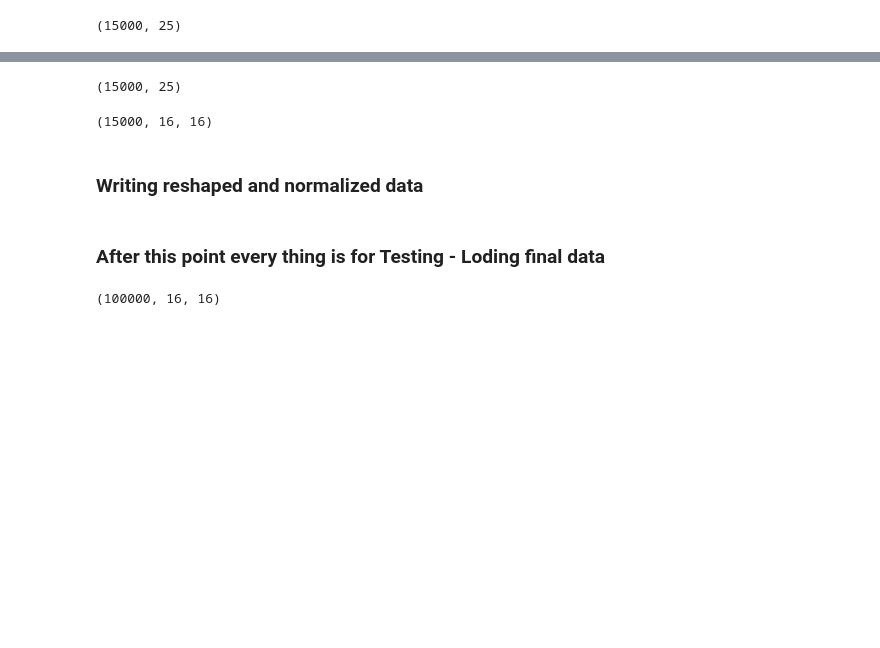
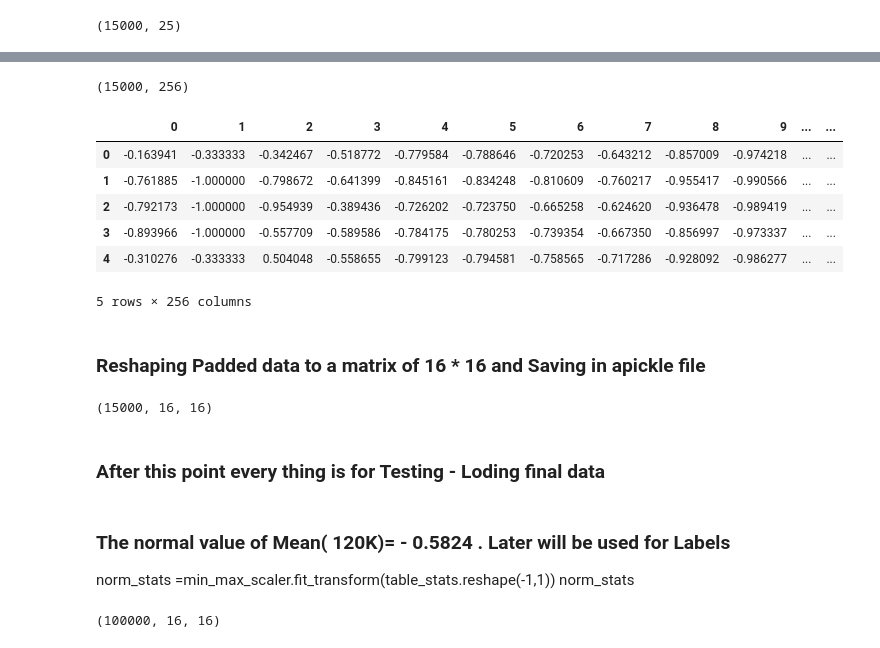
Before and after one commit to mahmoodm2/dcgan2, a Jupyter notebook: data/LACity/LACity_dataset.ipynb, the cells around one changed output, grey strips where cells are left out. Cells and saved outputs as stored; diff of their text form; code cells hidden in the pictures; blank space fills up the shorter version.

Commit message:
Dataset -Preprocess

```diff
--- a/data/LACity/LACity_dataset.ipynb
+++ b/data/LACity/LACity_dataset.ipynb
@@ -255,21 +236,15 @@ with open( dataset + "_label_" + str(max_size)+"k.pickle", 'wb') as handle2:
+# %%
+# ar contians Loaded Normalized Data
+# Desired Shape of Data = dim * dim matrix
+dim = 16
+
+# Padding each row with zero
+npad = ((0, 0), (0,dim * dim - ar.shape[1]))
+ar = np.pad(ar, pad_width=npad, mode='constant', constant_values=0.)
+
+### Saving Padded data in Excel Format ( for use in ARX)
 # %%
 ar.shape
 # %% [output]
-(15000, 25)
+(15000, 256)
-# %%
-
-# Desired Shape of Data = dim * dim matrix
-dim = 16
-
-# Padding each row with zero
-npad = ((0, 0), (0,dim * dim - ar.shape[1]))
-ar = np.pad(ar, pad_width=npad, mode='constant', constant_values=0)
-
-# Reshaping each row to matrix dim * dim
-ar = ar.reshape(ar.shape[0] ,dim , -1)
-ar.shape
-# %% [output]
-(15000, 16, 16)
-# %% [markdown]
-### Writing reshaped and normalized data
 # %%
@@ -278,5 +253,37 @@ with open( dataset + "_final_" + str(max_size)+"k.pickle", 'wb') as handle:
+# %%
+
+df = pd.DataFrame(ar)
+df.to_excel(dataset +"_real.xlsx", index=False)
+# %%
+df.head()
+# %% [output]
+|  | 0 | 1 | 2 | 3 | 4 | 5 | 6 | 7 | 8 | 9 | ... | ... |
+| 0 | -0.163941 | -0.333333 | -0.342467 | -0.518772 | -0.779584 | -0.788646 | -0.720253 | -0.643212 | -0.857009 | -0.974218 | ... | ... |
+| 1 | -0.761885 | -1.000000 | -0.798672 | -0.641399 | -0.845161 | -0.834248 | -0.810609 | -0.760217 | -0.955417 | -0.990566 | ... | ... |
+| 2 | -0.792173 | -1.000000 | -0.954939 | -0.389436 | -0.726202 | -0.723750 | -0.665258 | -0.624620 | -0.936478 | -0.989419 | ... | ... |
+| 3 | -0.893966 | -1.000000 | -0.557709 | -0.589586 | -0.784175 | -0.780253 | -0.739354 | -0.667350 | -0.856997 | -0.973337 | ... | ... |
+| 4 | -0.310276 | -0.333333 | 0.504048 | -0.558655 | -0.799123 | -0.794581 | -0.758565 | -0.717286 | -0.928092 | -0.986277 | ... | ... |
+5 rows × 256 columns
+# %% [markdown]
+### Reshaping Padded data to a matrix of 16 * 16 and Saving in apickle file
+# %%
+# Reshaping each row to matrix dim * dim
+ar = ar.reshape(ar.shape[0] ,dim , -1)
+ar.shape
+
+### Writing Reshaped, Padded and Normalized data
+
+with open( dataset + "_final_" + str(max_size)+"k.pickle", 'wb') as handle:
+     pickle.dump(ar , handle, protocol=pickle.HIGHEST_PROTOCOL)
+# %% [output]
+(15000, 16, 16)
 # %% [markdown]
 ### After this point every thing is for Testing - Loding final data
+# %% [markdown]
+### The normal value of Mean( 120K)=  - 0.5824 . Later will be used for Labels
+
+norm_stats =min_max_scaler.fit_transform(table_stats.reshape(-1,1))
+norm_stats
 # %%
 # Finding Average value of candidate column for labeling the data
 with open(dataset + "_final.pickle", 'rb') as handle:
```
Also changed, not shown: parts of 31 cells of this notebook.
